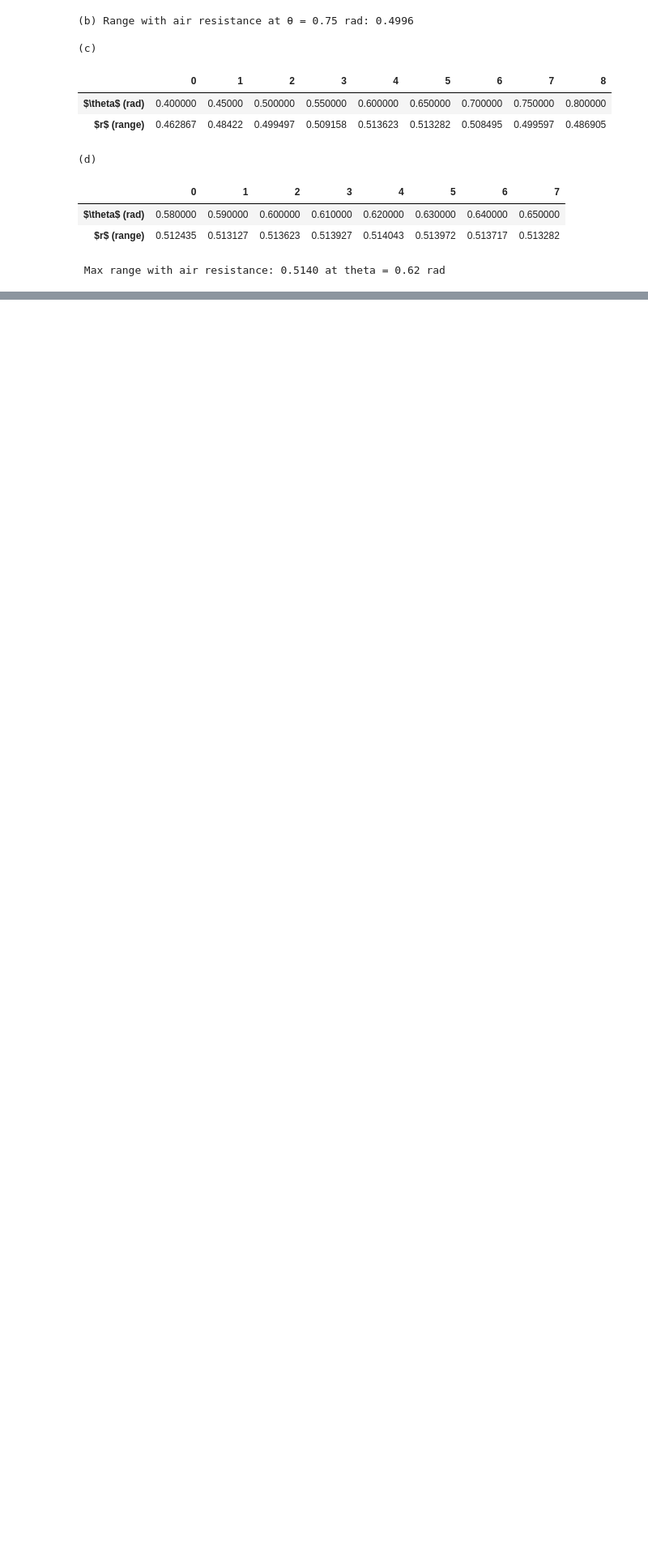
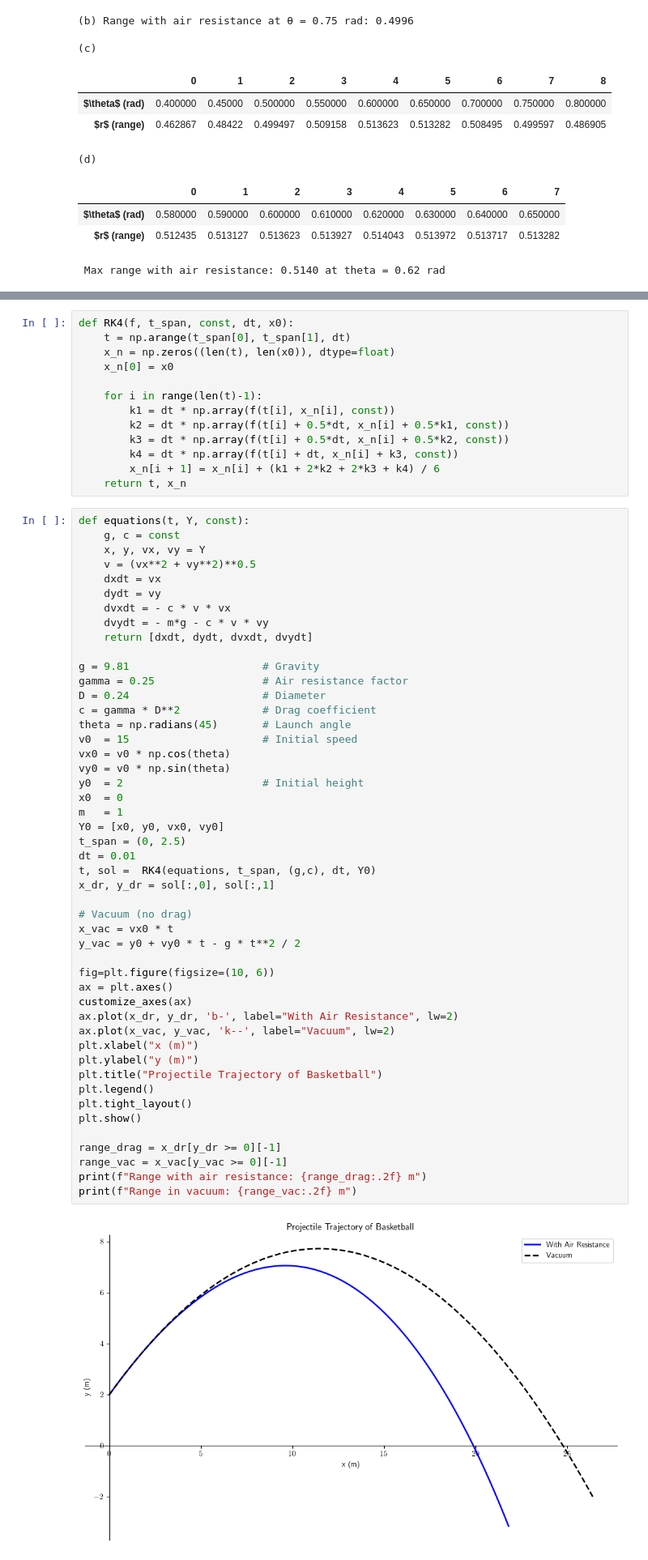
Before and after one commit to Chaks1603/Python-Assignments, a Jupyter notebook: Physics B.Sc/Projectile.ipynb, the cells around one changed output, grey strips where cells are left out. Shown at 81% size. Drawn from its saved outputs; the diff is of its cells as text; blank space fills up the shorter version.

```diff
--- a/Physics B.Sc/Projectile.ipynb
+++ b/Physics B.Sc/Projectile.ipynb
@@ -268,0 +205,63 @@ Range in vacuum (landing point): 24.74 m
+# %%
+def RK4(f, t_span, const, dt, x0):
+    t = np.arange(t_span[0], t_span[1], dt)
+    x_n = np.zeros((len(t), len(x0)), dtype=float)
+    x_n[0] = x0
+
+    for i in range(len(t)-1):
+        k1 = dt * np.array(f(t[i], x_n[i], const))
+        k2 = dt * np.array(f(t[i] + 0.5*dt, x_n[i] + 0.5*k1, const))
+        k3 = dt * np.array(f(t[i] + 0.5*dt, x_n[i] + 0.5*k2, const))
+        k4 = dt * np.array(f(t[i] + dt, x_n[i] + k3, const))
+        x_n[i + 1] = x_n[i] + (k1 + 2*k2 + 2*k3 + k4) / 6
+    return t, x_n
+# %%
+def equations(t, Y, const):
+    g, c = const
+    x, y, vx, vy = Y
+    v = (vx**2 + vy**2)**0.5
+    dxdt = vx
+    dydt = vy
+    dvxdt = - c * v * vx
+    dvydt = - m*g - c * v * vy
+    return [dxdt, dydt, dvxdt, dvydt]
+
+g = 9.81                     # Gravity
+gamma = 0.25                 # Air resistance factor
+D = 0.24                     # Diameter
+c = gamma * D**2             # Drag coefficient
+theta = np.radians(45)       # Launch angle
+v0  = 15                     # Initial speed
+vx0 = v0 * np.cos(theta)
+vy0 = v0 * np.sin(theta)
+y0  = 2                      # Initial height
+x0  = 0
+m   = 1
+Y0 = [x0, y0, vx0, vy0]
+t_span = (0, 2.5)
+dt = 0.01
+t, sol =  RK4(equations, t_span, (g,c), dt, Y0)
+x_dr, y_dr = sol[:,0], sol[:,1]
+
+# Vacuum (no drag)
+x_vac = vx0 * t
+y_vac = y0 + vy0 * t - g * t**2 / 2
+
+fig=plt.figure(figsize=(10, 6))
+ax = plt.axes()
+customize_axes(ax)
+ax.plot(x_dr, y_dr, 'b-', label="With Air Resistance", lw=2)
+ax.plot(x_vac, y_vac, 'k--', label="Vacuum", lw=2)
+plt.xlabel("x (m)")
+plt.ylabel("y (m)")
+plt.title("Projectile Trajectory of Basketball")
+plt.legend()
+plt.tight_layout()
+plt.show()
+
+range_drag = x_dr[y_dr >= 0][-1]
+range_vac = x_vac[y_vac >= 0][-1]
+print(f"Range with air resistance: {range_drag:.2f} m")
+print(f"Range in vacuum: {range_vac:.2f} m")
+# %% [output]
+[figure, added]
```
Also changed, not shown: parts of 3 cells of this notebook.
